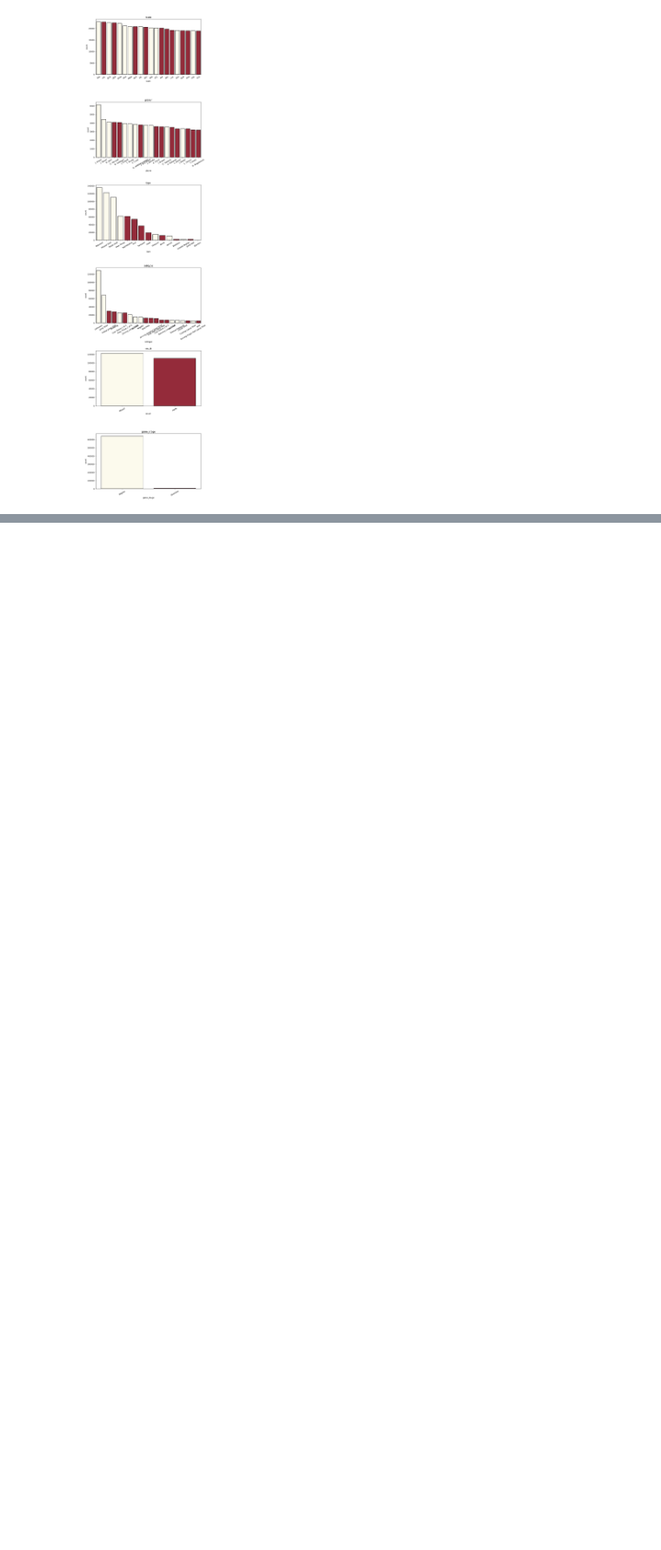
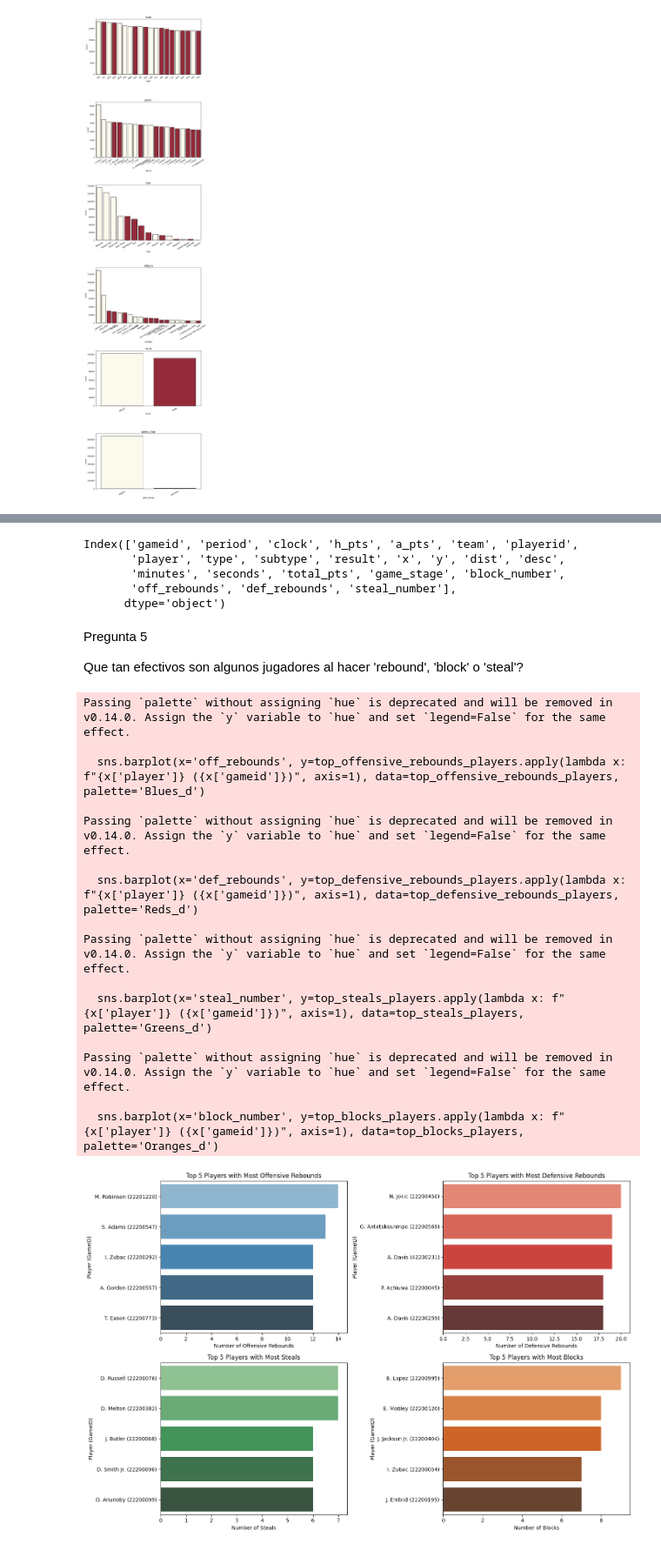
Before and after one commit to Rodari78Utec/EDA_NBA, a Jupyter notebook: eda_nba.ipynb, the cells around one changed output, grey strips where cells are left out. Shown: that part at 87% size. Drawn from its saved outputs; the diff is of its cells as text; code cells hidden in the pictures; blank space fills up the shorter version.

```diff
--- a/eda_nba.ipynb
+++ b/eda_nba.ipynb
@@ -406,0 +593,77 @@ The palette list has fewer values (2) than needed (20) and will cycle, which may
+# %%
+nba_data.columns
+# %% [output]
+Index(['gameid', 'period', 'clock', 'h_pts', 'a_pts', 'team', 'playerid',
+       'player', 'type', 'subtype', 'result', 'x', 'y', 'dist', 'desc',
+       'minutes', 'seconds', 'total_pts', 'game_stage', 'block_number',
+       'off_rebounds', 'def_rebounds', 'steal_number'],
+      dtype='object')
+# %% [markdown]
+Pregunta 5
+
+Que tan efectivos son algunos jugadores al hacer 'rebound', 'block' o 'steal'?
+# %%
+# Group by 'gameid' and 'player' and find the maximum value for each relevant column
+max_values_per_game = nba_data.groupby(['gameid', 'player']).agg({
+    'off_rebounds': 'max',
+    'def_rebounds': 'max',
+    'steal_number': 'max',
+    'block_number': 'max'
+}).reset_index()
+
+# Identify the top 5 players for each category
+top_offensive_rebounds_players = max_values_per_game.nlargest(5, 'off_rebounds')
+top_defensive_rebounds_players = max_values_per_game.nlargest(5, 'def_rebounds')
+top_steals_players = max_values_per_game.nlargest(5, 'steal_number')
+top_blocks_players = max_values_per_game.nlargest(5, 'block_number')
+
+# Plotting using Seaborn
+plt.figure(figsize=(15, 10))
+
+# Offensive rebounds
+plt.subplot(2, 2, 1)
+sns.barplot(x='off_rebounds', y=top_offensive_rebounds_players.apply(lambda x: f"{x['player']} ({x['gameid']})", axis=1), data=top_offensive_rebounds_players, palette='Blues_d')
+plt.title('Top 5 Players with Most Offensive Rebounds')
+plt.xlabel('Number of Offensive Rebounds')
+plt.ylabel('Player (GameID)')
+
+# Defensive rebounds
+plt.subplot(2, 2, 2)
+sns.barplot(x='def_rebounds', y=top_defensive_rebounds_players.apply(lambda x: f"{x['player']} ({x['gameid']})", axis=1), data=top_defensive_rebounds_players, palette='Reds_d')
+plt.title('Top 5 Players with Most Defensive Rebounds')
+plt.xlabel('Number of Defensive Rebounds')
+plt.ylabel('Player (GameID)')
+
+# Steals
+plt.subplot(2, 2, 3)
+sns.barplot(x='steal_number', y=top_steals_players.apply(lambda x: f"{x['player']} ({x['gameid']})", axis=1), data=top_steals_players, palette='Greens_d')
+plt.title('Top 5 Players with Most Steals')
+plt.xlabel('Number of Steals')
+plt.ylabel('Player (GameID)')
+
+# Blocks
+plt.subplot(2, 2, 4)
+sns.barplot(x='block_number', y=top_blocks_players.apply(lambda x: f"{x['player']} ({x['gameid']})", axis=1), data=top_blocks_players, palette='Oranges_d')
+plt.title('Top 5 Players with Most Blocks')
+plt.xlabel('Number of Blocks')
+plt.ylabel('Player (GameID)')
+
+plt.tight_layout()
+plt.show()
+# %% [output]
+Passing `palette` without assigning `hue` is deprecated and will be removed in v0.14.0. Assign the `y` variable to `hue` and set `legend=False` for the same effect.
+
+  sns.barplot(x='off_rebounds', y=top_offensive_rebounds_players.apply(lambda x: f"{x['player']} ({x['gameid']})", axis=1), data=top_offensive_rebounds_players, palette='Blues_d')
+
+Passing `palette` without assigning `hue` is deprecated and will be removed in v0.14.0. Assign the `y` variable to `hue` and set `legend=False` for the same effect.
+
+  sns.barplot(x='def_rebounds', y=top_defensive_rebounds_players.apply(lambda x: f"{x['player']} ({x['gameid']})", axis=1), data=top_defensive_rebounds_players, palette='Reds_d')
+
+Passing `palette` without assigning `hue` is deprecated and will be removed in v0.14.0. Assign the `y` variable to `hue` and set `legend=False` for the same effect.
+
+  sns.barplot(x='steal_number', y=top_steals_players.apply(lambda x: f"{x['player']} ({x['gameid']})", axis=1), data=top_steals_players, palette='Greens_d')
+
+Passing `palette` without assigning `hue` is deprecated and will be removed in v0.14.0. Assign the `y` variable to `hue` and set `legend=False` for the same effect.
+
+  sns.barplot(x='block_number', y=top_blocks_players.apply(lambda x: f"{x['player']} ({x['gameid']})", axis=1), data=top_blocks_players, palette='Oranges_d')
+[figure, added]
```
Also changed, not shown: parts of 13 cells of this notebook.
